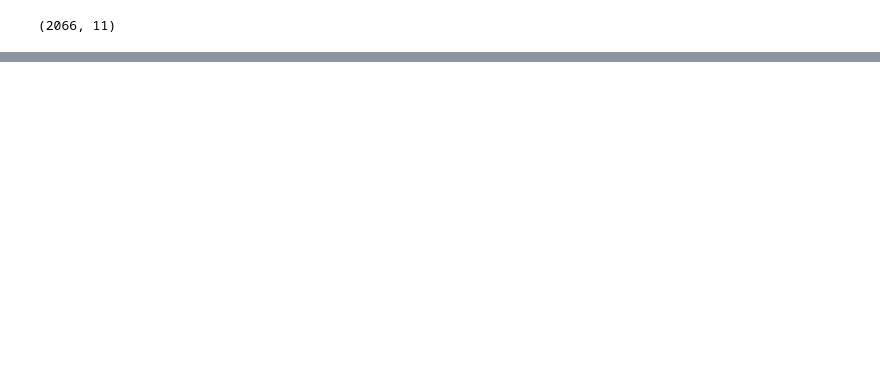
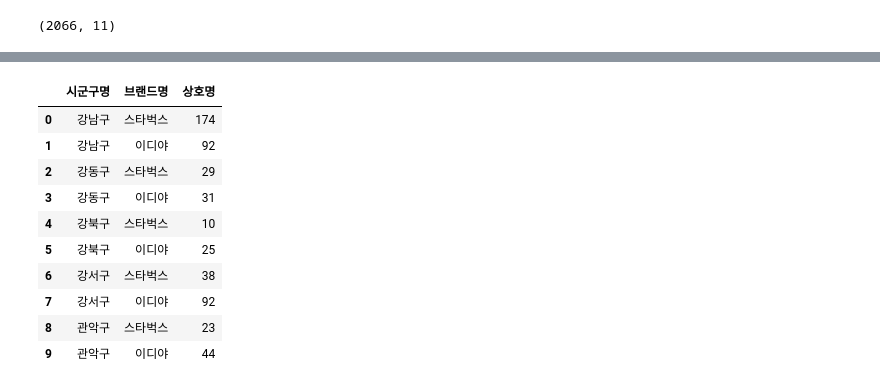
Before and after one commit to ujcheon/Bigdata_Analysis, a Jupyter notebook: 스타벅스_이디야_상관성분석.ipynb, the cells around one changed output, grey strips where cells are left out. Cells and saved outputs as stored; diff of their text form; code cells hidden in the pictures; blank space fills up the shorter version.

```diff
--- a/스타벅스_이디야_상관성분석.ipynb
+++ b/스타벅스_이디야_상관성분석.ipynb
@@ -147,0 +150,5 @@ df_cafe.to_csv('df_cafe.csv',index=False)
+# %%
+import seaborn as sns
+
+df_cafe = pd.read_csv("df_cafe.csv")
+sns.catplot(y='시군구명',hue='브랜드명',col='브랜드명',data=df_cafe, kind="count", height=5,aspect=.7)
@@ -147,0 +225,3 @@ df_cafe.to_csv('df_cafe.csv',index=False)
+# %%
+df_cafe_count = df_cafe.groupby(['시군구명','브랜드명'])["상호명"].count()
+df_cafe_count.head(10)
@@ -147,0 +256,14 @@ df_cafe.to_csv('df_cafe.csv',index=False)
+# %%
+df_cafe_count.reset_index().head(10)
+# %% [output]
+|  | 시군구명 | 브랜드명 | 상호명 |
+| 0 | 강남구 | 스타벅스 | 174 |
+| 1 | 강남구 | 이디야 | 92 |
+| 2 | 강동구 | 스타벅스 | 29 |
+| 3 | 강동구 | 이디야 | 31 |
+| 4 | 강북구 | 스타벅스 | 10 |
+| 5 | 강북구 | 이디야 | 25 |
+| 6 | 강서구 | 스타벅스 | 38 |
+| 7 | 강서구 | 이디야 | 92 |
+| 8 | 관악구 | 스타벅스 | 23 |
+| 9 | 관악구 | 이디야 | 44 |
```
Also changed, not shown: parts of 23 cells of this notebook, 1 other file.
